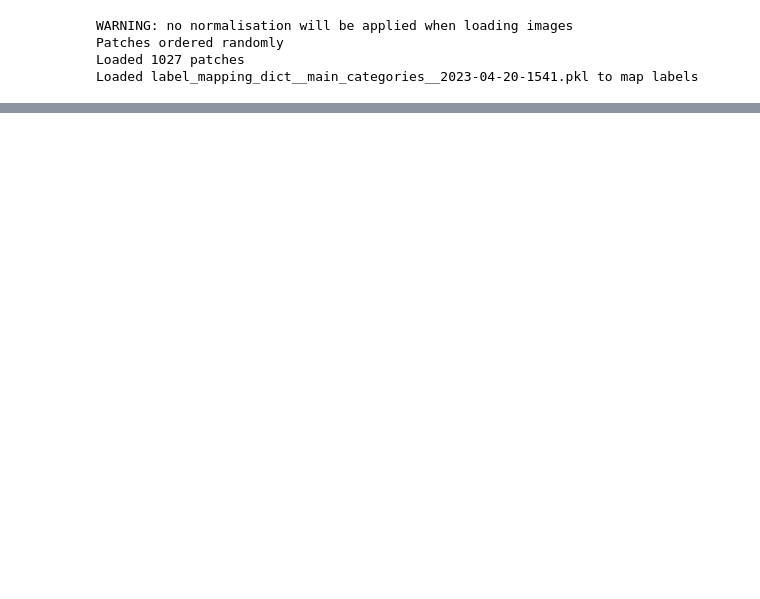
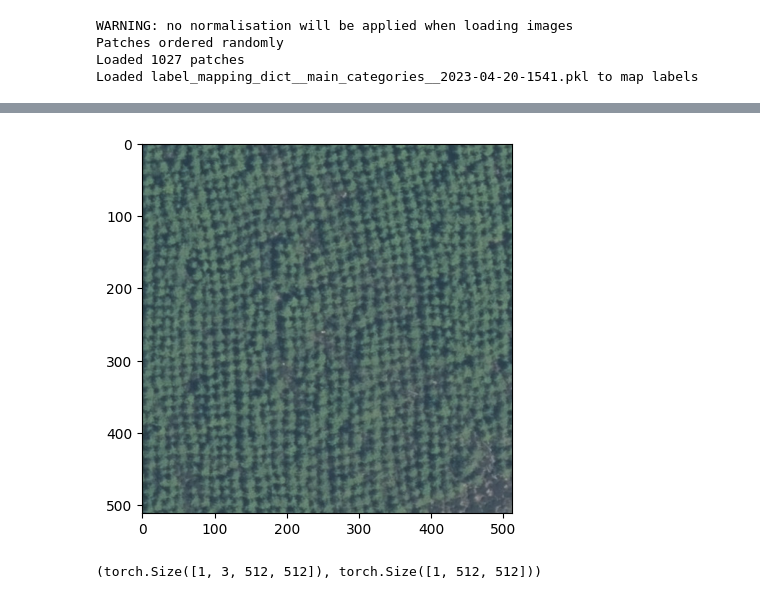
Before and after one commit to miquel-espinosa/peak-district-challenge, a Jupyter notebook: scripts/view.ipynb, the cells around one changed output, grey strips where cells are left out. Drawn from its saved outputs; the diff is of its cells as text; code cells hidden in the pictures; blank space fills up the shorter version.

```diff
--- a/scripts/view.ipynb
+++ b/scripts/view.ipynb
@@ -37,0 +55,10 @@ len(ds)
+# %%
+import matplotlib.pyplot as plt
+plt.imshow(batch[0][0].permute(1,2,0).type(torch.uint8))
+plt.show()
+# %% [output]
+[figure, added]
+# %%
+batch[0].shape, batch[1].shape
+# %% [output]
+(torch.Size([1, 3, 512, 512]), torch.Size([1, 512, 512]))
```
Also changed, not shown: parts of 8 cells of this notebook, 2 other files.
